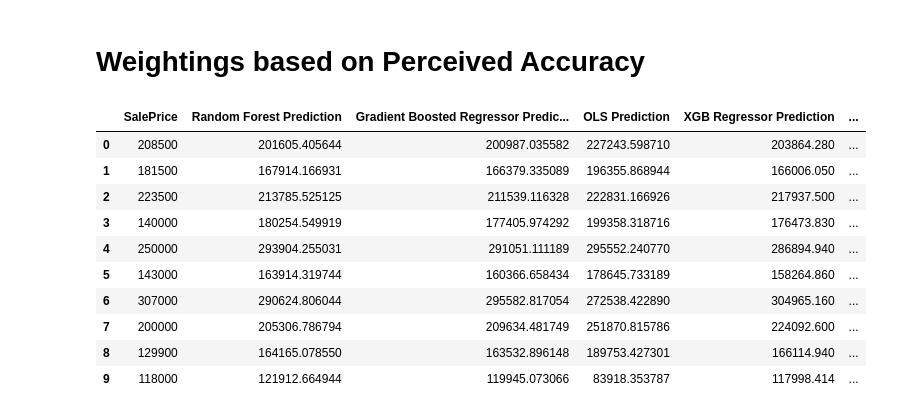
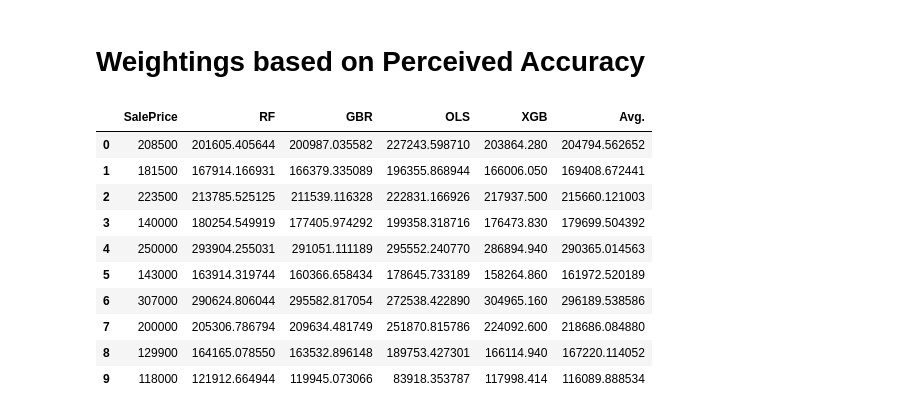
Before and after one commit to yummypugs/Data-Analytics-in-Business, a Jupyter notebook: 4.0.0 All graphs stacked.ipynb, the cells around one changed output. Drawn from its saved outputs; the diff is of its cells as text; code cells hidden in the pictures.

```diff
--- a/4.0.0 All graphs stacked.ipynb
+++ b/4.0.0 All graphs stacked.ipynb
@@ -97,32 +124,32 @@ Text(0, 0.5, 'House Price')
 observed_price = cmn.get_stringless_training_data()
 prices = observed_price.iloc[:,-1:]
 rf = pd.read_csv("Exported_Data/RandomForestPrediction.csv")
-prices["Random Forest Prediction"] = rf.iloc[:,-1:]
+prices["RF"] = rf.iloc[:,-1:]
 
 gbr = pd.read_csv("Exported_Data/GBR.csv")
-prices["Gradient Boosted Regressor Prediction"] = gbr.iloc[:,-1:]
+prices["GBR"] = gbr.iloc[:,-1:]
 
 ols = pd.read_csv("Exported_Data/OLS.csv")
-prices["OLS Prediction"] = ols.iloc[:,-1:]
+prices["OLS"] = ols.iloc[:,-1:]
 
 xgb = pd.read_csv("Exported_Data/XGB.csv")
-prices["XGB Regressor Prediction"] = xgb.iloc[:,-1:]
+prices["XGB"] = xgb.iloc[:,-1:]
 # %%
 weight = [.93*2, .94*3, .9*1, .95*4]
-columns = ["Random Forest Prediction", "Gradient Boosted Regressor Prediction", "OLS Prediction", "XGB Regressor Prediction"]
-prices["Weighted Average"] = np.average(prices[columns], weights=weight, axis=1)
+columns = ["RF", "GBR", "OLS", "XGB"]
+prices["Avg."] = np.average(prices[columns], weights=weight, axis=1)
 
 prices.head(10)
 # %% [output]
-|  | SalePrice | Random Forest Prediction | Gradient Boosted Regressor Predic... | OLS Prediction | XGB Regressor Prediction | ... |
-| 0 | 208500 | 201605.405644 | 200987.035582 | 227243.598710 | 203864.280 | ... |
-| 1 | 181500 | 167914.166931 | 166379.335089 | 196355.868944 | 166006.050 | ... |
-| 2 | 223500 | 213785.525125 | 211539.116328 | 222831.166926 | 217937.500 | ... |
-| 3 | 140000 | 180254.549919 | 177405.974292 | 199358.318716 | 176473.830 | ... |
-| 4 | 250000 | 293904.255031 | 291051.111189 | 295552.240770 | 286894.940 | ... |
-| 5 | 143000 | 163914.319744 | 160366.658434 | 178645.733189 | 158264.860 | ... |
-| 6 | 307000 | 290624.806044 | 295582.817054 | 272538.422890 | 304965.160 | ... |
-| 7 | 200000 | 205306.786794 | 209634.481749 | 251870.815786 | 224092.600 | ... |
-| 8 | 129900 | 164165.078550 | 163532.896148 | 189753.427301 | 166114.940 | ... |
-| 9 | 118000 | 121912.664944 | 119945.073066 | 83918.353787 | 117998.414 | ... |
+|  | SalePrice | RF | GBR | OLS | XGB | Avg. |
+| 0 | 208500 | 201605.405644 | 200987.035582 | 227243.598710 | 203864.280 | 204794.562652 |
+| 1 | 181500 | 167914.166931 | 166379.335089 | 196355.868944 | 166006.050 | 169408.672441 |
+| 2 | 223500 | 213785.525125 | 211539.116328 | 222831.166926 | 217937.500 | 215660.121003 |
+| 3 | 140000 | 180254.549919 | 177405.974292 | 199358.318716 | 176473.830 | 179699.504392 |
+| 4 | 250000 | 293904.255031 | 291051.111189 | 295552.240770 | 286894.940 | 290365.014563 |
+| 5 | 143000 | 163914.319744 | 160366.658434 | 178645.733189 | 158264.860 | 161972.520189 |
+| 6 | 307000 | 290624.806044 | 295582.817054 | 272538.422890 | 304965.160 | 296189.538586 |
+| 7 | 200000 | 205306.786794 | 209634.481749 | 251870.815786 | 224092.600 | 218686.084880 |
+| 8 | 129900 | 164165.078550 | 163532.896148 | 189753.427301 | 166114.940 | 167220.114052 |
+| 9 | 118000 | 121912.664944 | 119945.073066 | 83918.353787 | 117998.414 | 116089.888534 |
 # %%
```
Also changed, not shown: parts of 10 cells of this notebook, 5 other files.
